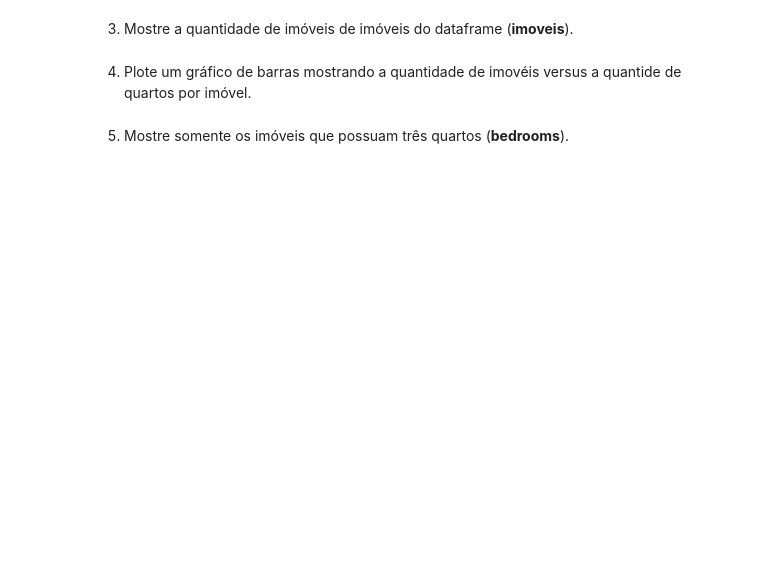
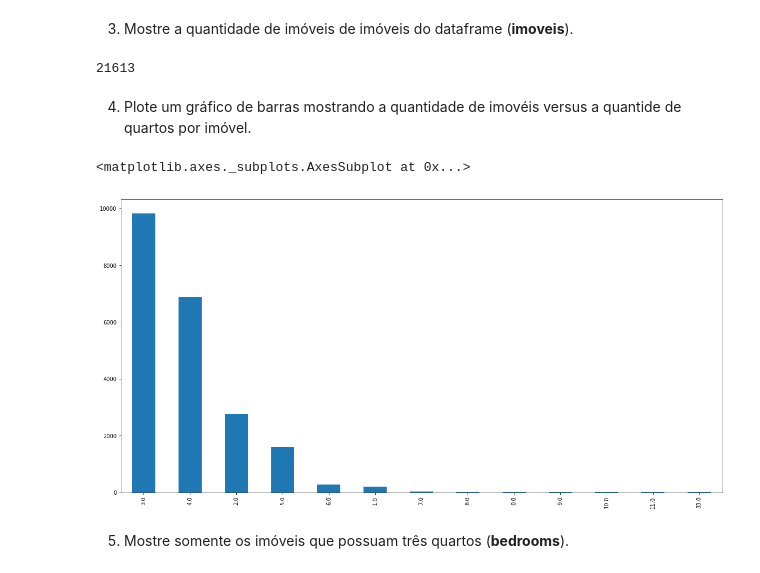
Before and after one commit to swatboss93/ciencia-de-dados, a Jupyter notebook: exercicios/aula 03/aula-3-maos-na-massa-7.ipynb, the cells around one changed output. Saved outputs shown, nothing was run; the diff lists cells and outputs as text; code cells hidden in the pictures; blank space fills up the shorter version.

Commit message:
Primeira parte dos exercicios de analise de dados com pandas

```diff
--- a/exercicios/aula 03/aula-3-maos-na-massa-7.ipynb
+++ b/exercicios/aula 03/aula-3-maos-na-massa-7.ipynb
@@ -2,5 +2,19 @@
 # Análise de Dados com Pandas (1)
 # %% [markdown]
 0. Importe os pacotes **pandas** e **matplotlib.pyplot**. Utilize os álias usuais para cada pacote ou biblioteca.
+# %%
+import pandas as pd
+import matplotlib.pyplot as plt
+
+plt.rcParams['figure.figsize'] = (20,10)
 # %% [markdown]
 1. Importe o arquivo **datasets/kc_house_data** que contém informações sobre preços e outros atributos sobre imóveis no Estados Unidos (EUA). Análise o arquivo com os comandos head e tail do Linux.
+# %%
+arquivo = 'datasets/kc_house_data.csv'
+
+!head -n 5 $arquivo
+print("\n")
+!tail -n 5 $arquivo
+
+imoveis = pd.read_csv(arquivo)
+imoveis.head()
@@ -9,6 +55,17 @@
 # %% [markdown]
 3. Mostre a quantidade de imóveis de imóveis do dataframe (**imoveis**).
+# %%
+len(imoveis)
+# %% [output]
+21613
 # %% [markdown]
 4. Plote um gráfico de barras mostrando a quantidade de imovéis versus a quantide de quartos por imóvel.
+# %%
+quantidade_por_quartos = pd.value_counts(imoveis['bedrooms'])
+
+quantidade_por_quartos.plot(kind='bar')
+# %% [output]
+<matplotlib.axes._subplots.AxesSubplot at 0x...>
+[figure, added]
 # %% [markdown]
 5. Mostre somente os imóveis que possuam três quartos (**bedrooms**).
```
Also changed, not shown: parts of 22 cells of this notebook.
